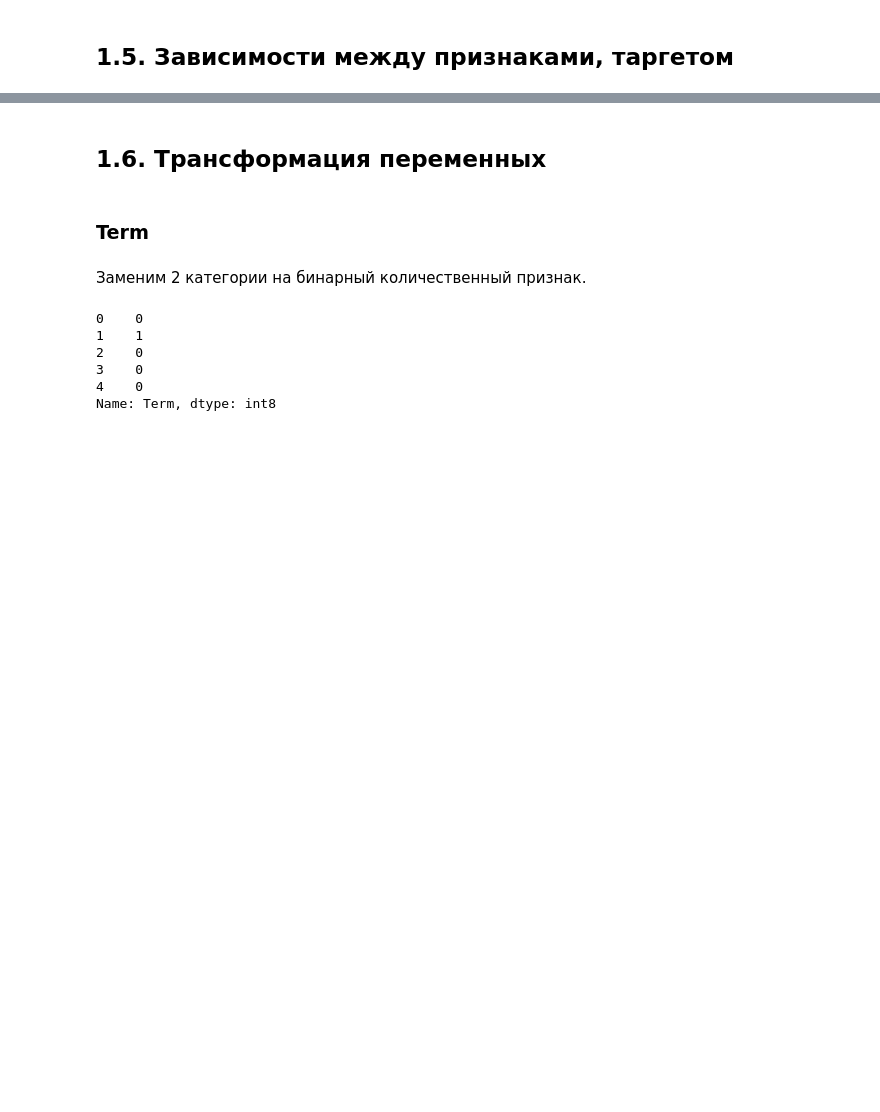
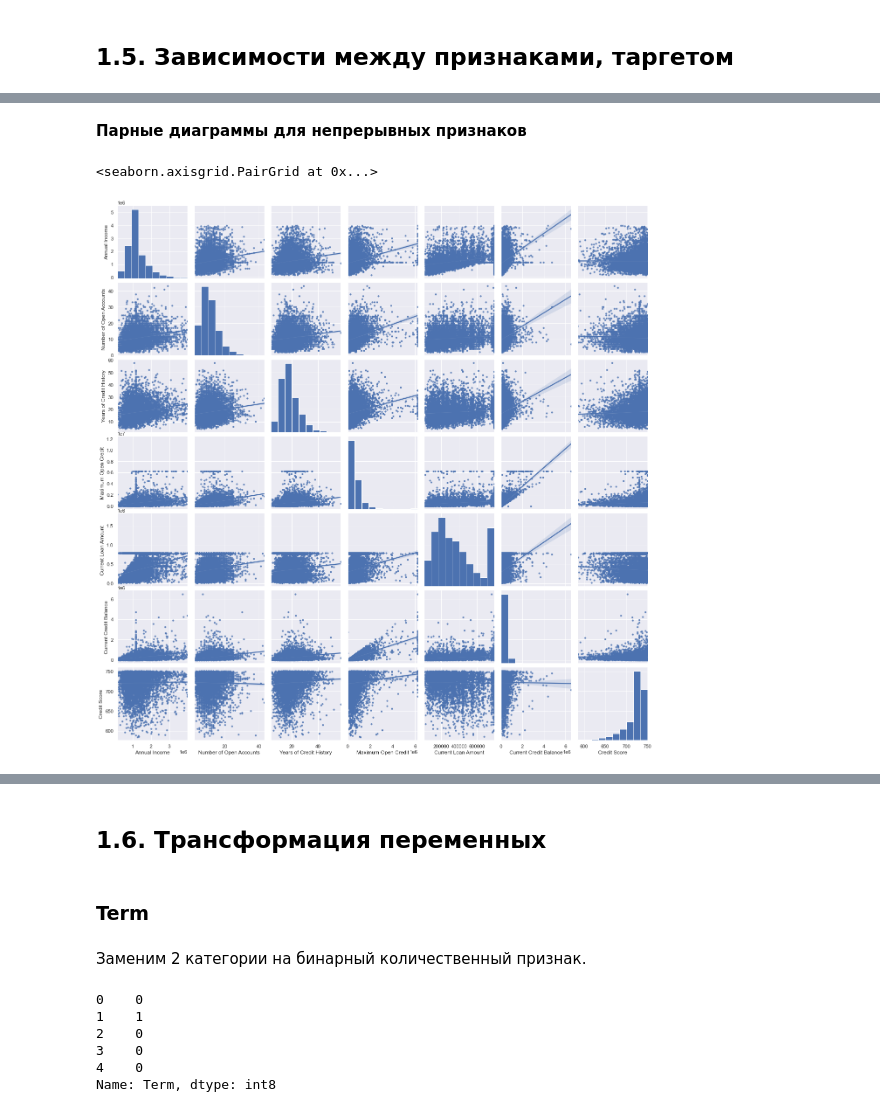
Before and after one commit to shatandv/GB_Python_DS_Libs_Contd_2020_09_17, a Jupyter notebook: course_project/AShataev_solution.ipynb, the cells around one changed output, grey strips where cells are left out. Cells and saved outputs as stored; diff of their text form; code cells hidden in the pictures; blank space fills up the shorter version.

```diff
--- a/course_project/AShataev_solution.ipynb
+++ b/course_project/AShataev_solution.ipynb
@@ -894,0 +901,14 @@ train_df['Credit Score'] = train_df['Credit Score'].fillna(cred_score_median)
+# %% [markdown]
+**Парные диаграммы для непрерывных признаков**
+# %%
+continuous_vars = ['Annual Income', 'Number of Open Accounts', 'Years of Credit History', 'Maximum Open Credit',
+                   'Current Loan Amount', 'Current Credit Balance', 'Credit Score']
+# %%
+sns.set()
+sns.pairplot(train_df[continuous_vars],
+             height=2.5,
+             kind='reg',
+             plot_kws={'scatter_kws': {'s': 10}})
+# %% [output]
+<seaborn.axisgrid.PairGrid at 0x...>
+[figure, added]
```
Also changed, not shown: parts of 195 cells of this notebook, 17 other files.
